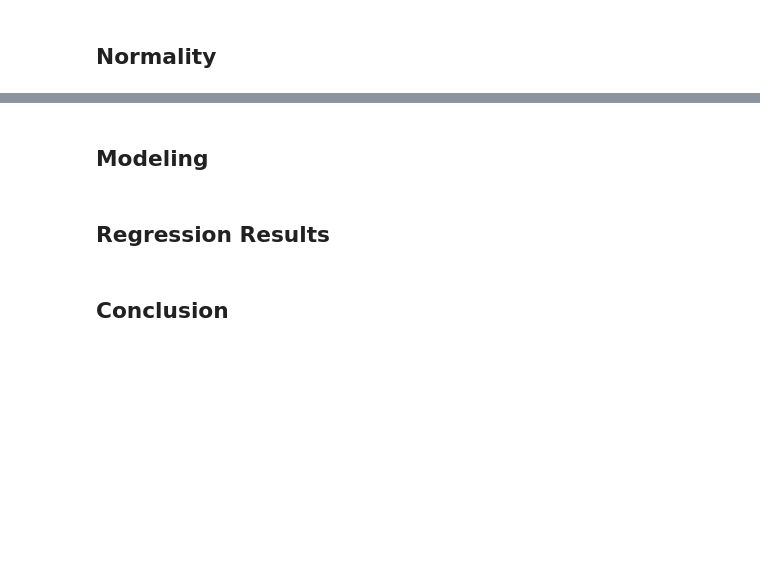
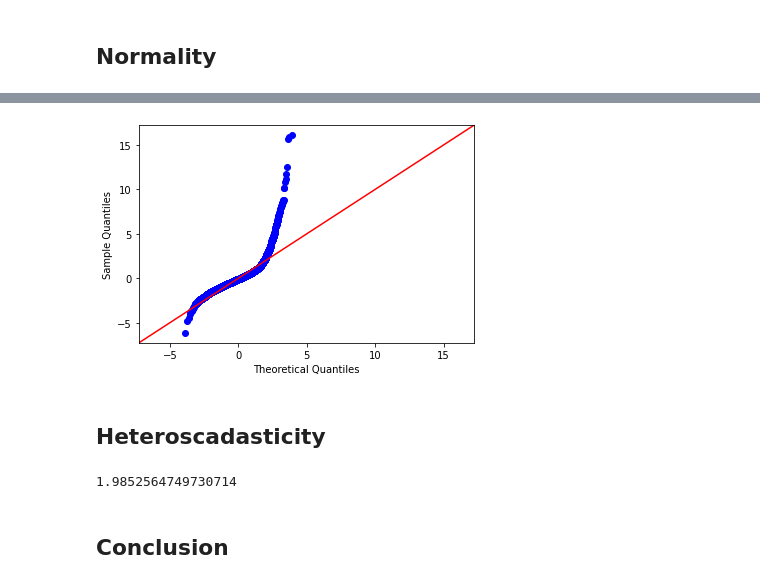
Before and after one commit to morty802/Intergenerational-Familes-in-King-County, a Jupyter notebook: King County Analysis.ipynb, the cells around one changed output, grey strips where cells are left out. Saved outputs shown, nothing was run; the diff lists cells and outputs as text; code cells hidden in the pictures; blank space fills up the shorter version.

```diff
--- a/King County Analysis.ipynb
+++ b/King County Analysis.ipynb
@@ -448,6 +358,6 @@ from statsmodels.formula.api import ols
 # %%
 outcome = 'price'
-x_cols = ['bedrooms', 'sqft_living', 'floors']
+x_cols = ['bedrooms', 'sqft_living', 'sqft_lot']
 predictors = '+'.join(x_cols)
 formula = outcome + '~' + predictors
 model = ols(formula=formula, data=data).fit()
@@ -486,6 +416,13 @@ list(zip(name,test))
+# %%
+residuals = model.resid
+fig = sm.graphics.qqplot(residuals, line='45', fit=True);
+# %% [output]
+[figure, added]
 # %% [markdown]
-## Modeling
+## Heteroscadasticity
-# %% [markdown]
-## Regression Results
+# %%
+durbin_watson(model.resid)
+# %% [output]
+1.9852564749730714
 # %% [markdown]
 ## Conclusion
```
Also changed, not shown: parts of 76 cells of this notebook, 3 other files.
